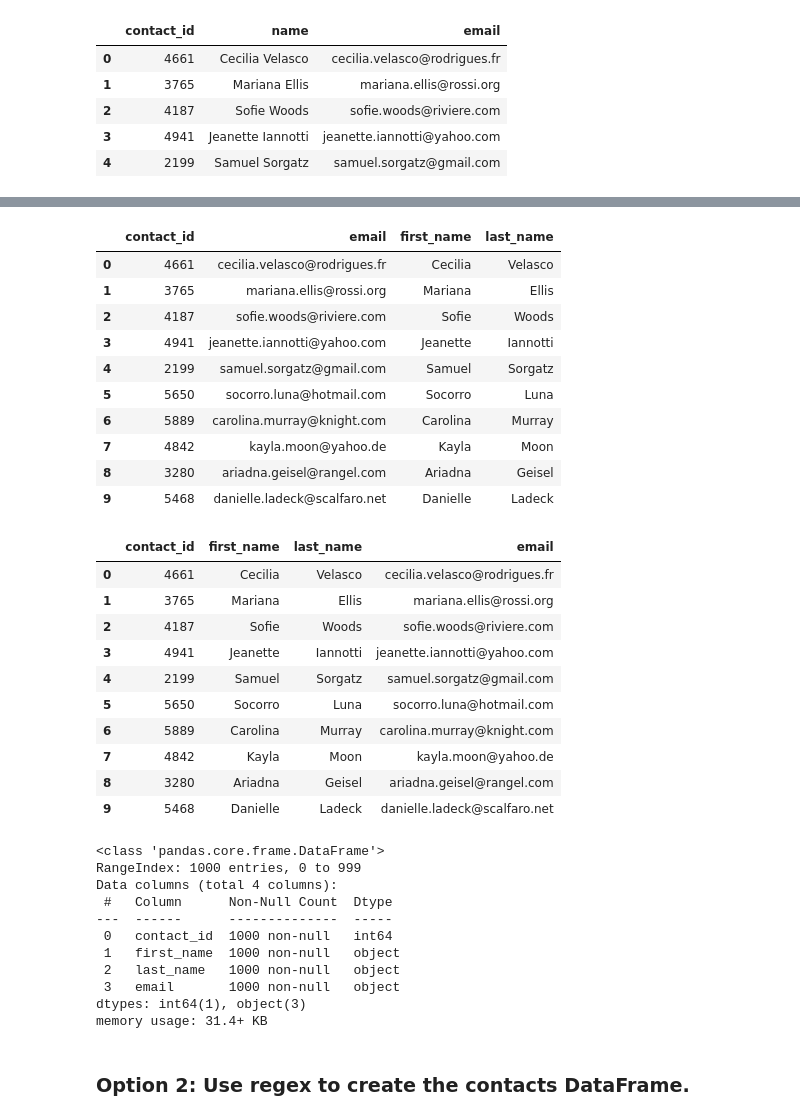
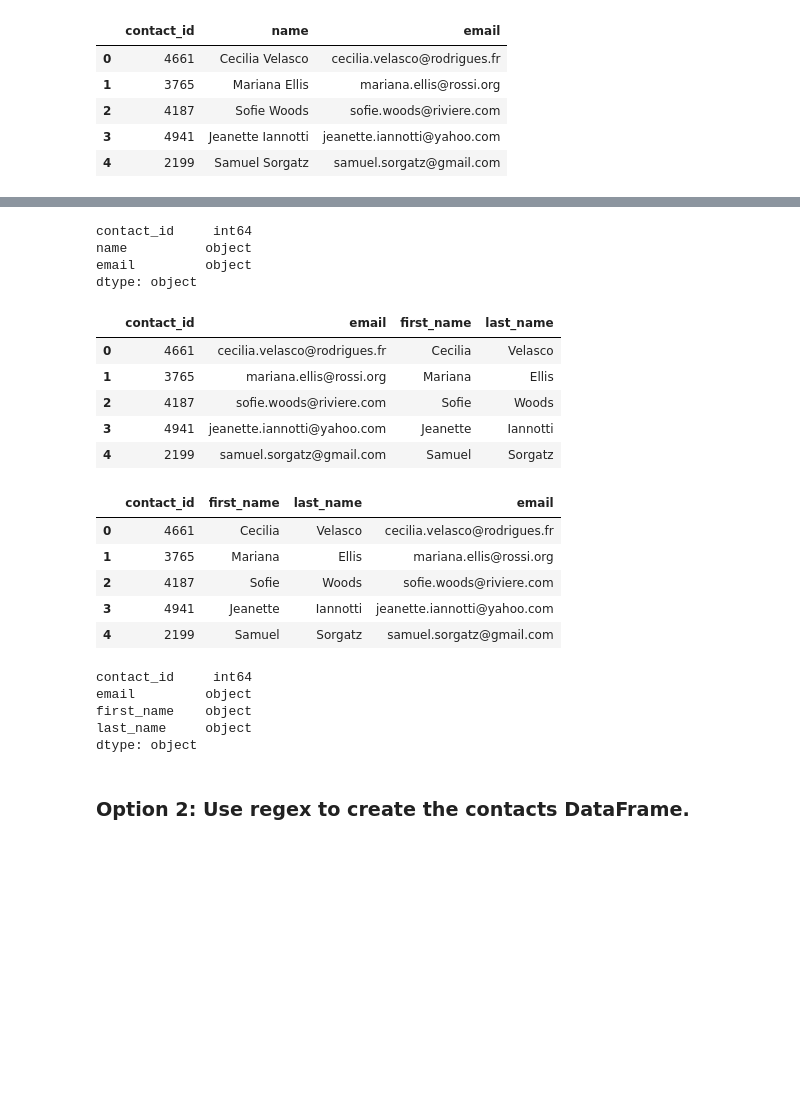
Before and after one commit to gusibis/Crowdfunding_ETL, a Jupyter notebook: ETL_Mini_Project_GBustillos_.ipynb, the cells around one changed output, grey strips where cells are left out. Saved outputs shown, nothing was run; the diff lists cells and outputs as text; code cells hidden in the pictures; blank space fills up the shorter version.

```diff
--- a/ETL_Mini_Project_GBustillos_.ipynb
+++ b/ETL_Mini_Project_GBustillos_.ipynb
@@ -343,6 +341,10 @@ Then export the DataFrame as a `contacts.csv` CSV file.
 import json
 dict_values = []
 
+for indx, row in contact_info_df.iterrows():
+    if 'contact_info\nName: 0' in str(row):
+        continue
+    dict_values.append(json.loads(str(row).split("\nName")[0].strip()))
 
 # Print out the list of values for each row.
 print(dict_values)
@@ -351,6 +353,13 @@ print(dict_values)
 # %%
 # Create a contact_info DataFrame and add each list of values, i.e., each row
 # to the 'contact_id', 'name', 'email' columns.
+'''
+Added these  column headers in the iteration of dictonaries in the previous step
+so no need to do this line:
+"contact_info = contact_info.rename(columns={0:'contact_id', 1:'name', 2:'email'})"
+'''
+contact_info = pd.DataFrame(dict_values)
+contact_info.head()
 # %% [output]
 |  | contact_id | name | email |
 | 0 | 4661 | Cecilia Velasco | cecilia.velasco@rodrigues.fr |
@@ -374,22 +370,29 @@ memory usage: 23.6+ KB
+# %%
+# Check the datatypes.
+# contact_info.info() # either way displays the datatypes.
+print(contact_info.dtypes)
+# %% [output]
+contact_id     int64
+name          object
+email         object
+dtype: object
 # %%
-# Create a "first"name" and "last_name" column with the first and last names from the "name" column.
-
-
+# Create a "first_name" and "last_name" column with the first and last names from the "name" column.
+contact_info[['first_name', 'last_name']] = contact_info['name'].str.split(' ', expand=True)
 # Drop the contact_name column
+contact_info = contact_info.drop('name', axis=1)
+contact_info.head()
 # %% [output]
 |  | contact_id | email | first_name | last_name |
 | 0 | 4661 | cecilia.velasco@rodrigues.fr | Cecilia | Velasco |
 | 1 | 3765 | mariana.ellis@rossi.org | Mariana | Ellis |
 | 2 | 4187 | sofie.woods@riviere.com | Sofie | Woods |
 | 3 | 4941 | jeanette.iannotti@yahoo.com | Jeanette | Iannotti |
 | 4 | 2199 | samuel.sorgatz@gmail.com | Samuel | Sorgatz |
-| 5 | 5650 | socorro.luna@hotmail.com | Socorro | Luna |
-| 6 | 5889 | carolina.murray@knight.com | Carolina | Murray |
-| 7 | 4842 | kayla.moon@yahoo.de | Kayla | Moon |
-| 8 | 3280 | ariadna.geisel@rangel.com | Ariadna | Geisel |
-| 9 | 5468 | danielle.ladeck@scalfaro.net | Danielle | Ladeck |
 # %%
 # Reorder the columns
+contacts_df_clean = contact_info[['contact_id', 'first_name', 'last_name', 'email']]
+contacts_df_clean.head()
 # %% [output]
 |  | contact_id | first_name | last_name | email |
 | 0 | 4661 | Cecilia | Velasco | cecilia.velasco@rodrigues.fr |
@@ -397,25 +400,15 @@ memory usage: 23.6+ KB
 | 2 | 4187 | Sofie | Woods | sofie.woods@riviere.com |
 | 3 | 4941 | Jeanette | Iannotti | jeanette.iannotti@yahoo.com |
 | 4 | 2199 | Samuel | Sorgatz | samuel.sorgatz@gmail.com |
-| 5 | 5650 | Socorro | Luna | socorro.luna@hotmail.com |
-| 6 | 5889 | Carolina | Murray | carolina.murray@knight.com |
-| 7 | 4842 | Kayla | Moon | kayla.moon@yahoo.de |
-| 8 | 3280 | Ariadna | Geisel | ariadna.geisel@rangel.com |
-| 9 | 5468 | Danielle | Ladeck | danielle.ladeck@scalfaro.net |
 # %%
 # Check the datatypes one more time before exporting as CSV file.
+print(contact_info.dtypes)
 # %% [output]
-<class 'pandas.core.frame.DataFrame'>
-RangeIndex: 1000 entries, 0 to 999
-Data columns (total 4 columns):
- #   Column      Non-Null Count  Dtype
----  ------      --------------  -----
- 0   contact_id  1000 non-null   int64
- 1   first_name  1000 non-null   object
- 2   last_name   1000 non-null   object
- 3   email       1000 non-null   object
-dtypes: int64(1), object(3)
-memory usage: 31.4+ KB
+contact_id     int64
+email         object
+first_name    object
+last_name     object
+dtype: object
 # %%
 # Export the DataFrame as a CSV file.
 contacts_df_clean.to_csv("Resources/contacts.csv", encoding='utf8', index=False)
```
Also changed, not shown: parts of 18 cells of this notebook, 2 other files.
